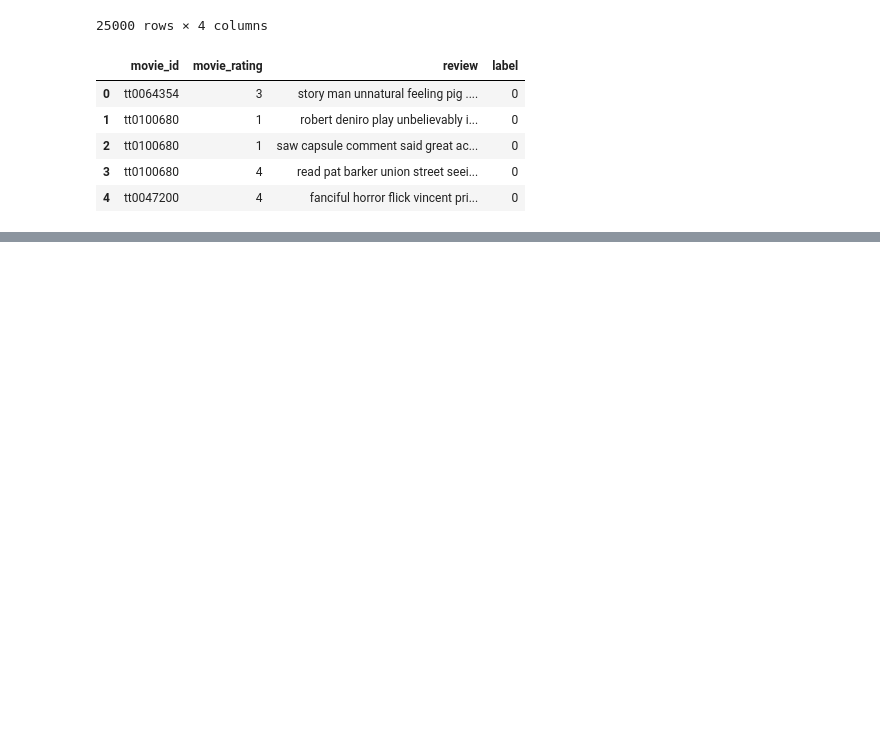
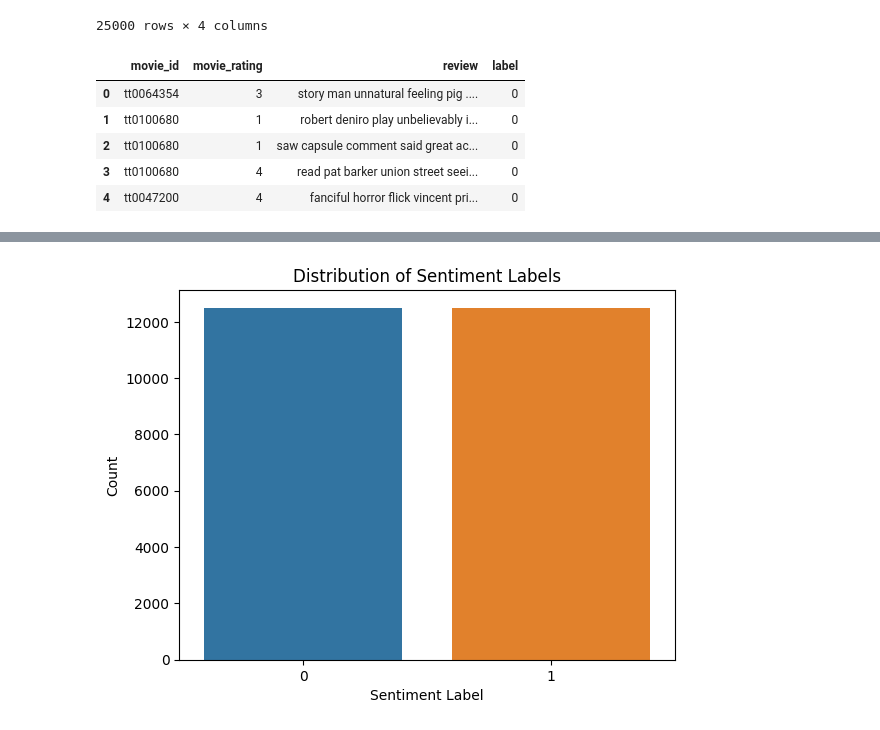
Before and after one commit to sweeksss/movie_sentiment_analysis, a Jupyter notebook: data_preprocessing_train_combined.ipynb, the cells around one changed output, grey strips where cells are left out. Cells and saved outputs as stored; diff of their text form; code cells hidden in the pictures; blank space fills up the shorter version.

Commit message:
Exploratory Data Analysis

```diff
--- a/data_preprocessing_train_combined.ipynb
+++ b/data_preprocessing_train_combined.ipynb
@@ -101,0 +148,10 @@ df_train.head()
+# %%
+# Distribution of sentiment labels(0 or 1)
+# We have approximately 12,000 reviews labeled as both positive (1) and negative (0)
+sns.countplot(data=df_train, x='label')
+plt.title('Distribution of Sentiment Labels')
+plt.xlabel('Sentiment Label')
+plt.ylabel('Count')
+plt.show()
+# %% [output]
+[figure, added]
```
Also changed, not shown: parts of 14 cells of this notebook, 2 other files.
